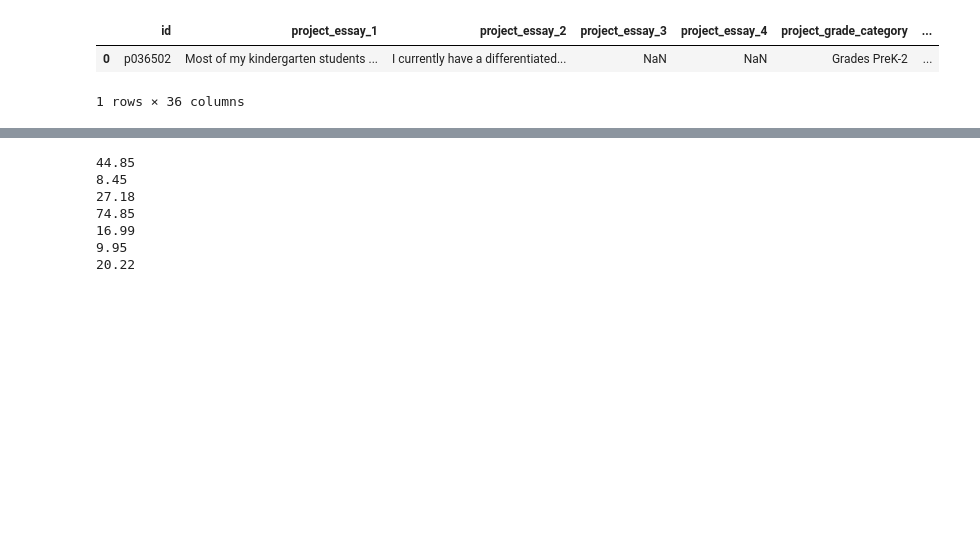
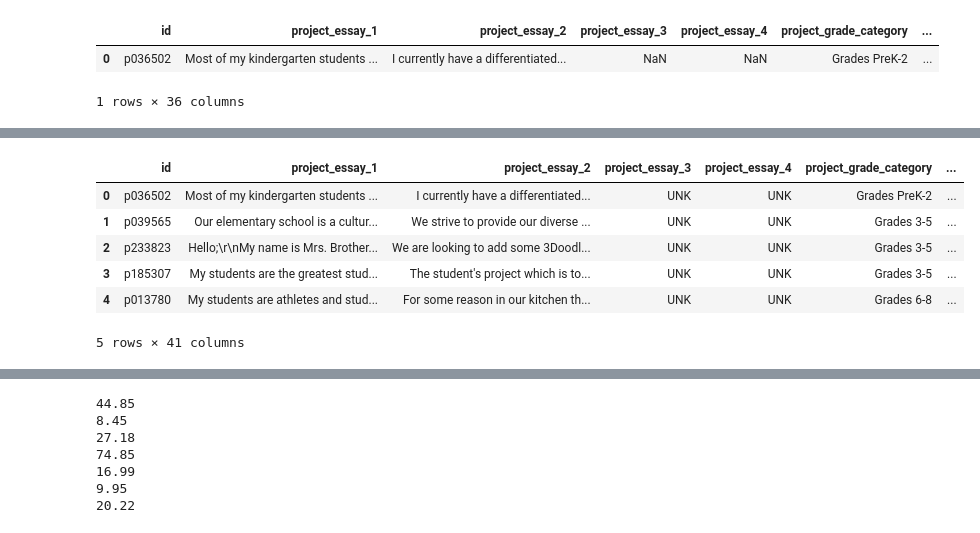
Before and after one commit to coreyclip/DonorsChoose, a Jupyter notebook: cleaning.ipynb, the cells around one changed output, grey strips where cells are left out. Drawn from its saved outputs; the diff is of its cells as text; code cells hidden in the pictures; blank space fills up the shorter version.

```diff
--- a/cleaning.ipynb
+++ b/cleaning.ipynb
@@ -69,0 +53,27 @@ df.head()
+# %%
+# A new column for total price
+hopes['total_price'] = hopes['quantity']*hopes['price']
+
+# Make an aggregate df to join to our normal df
+# the .agg method takes in a function, string, or a dictionary or list of strings or functions.  The dictionary keys will be column names upon which functions should be run
+# I named it after the horse in Shadow of the Colossus~ the description column is now a count of how many, so it can be renamed to (number of )items
+agro = {'description':'count', 'quantity':'sum', 'price':'sum', 'total_price':'sum'}
+aggregatedf = hopes.groupby('id').agg(agro).rename(columns={'description':'items'})
+
+# now lets use that string functionality of .agg to get the min, max, and mean values!
+for maths in ['min', 'max', 'mean']:
+    # romanized Japanese horse name from game, and that guy that changes names in ff because why not lets have fun with variable names they're just for here anyway
+    aguro = {'quantity':maths, 'price':maths, 'total_price':maths}
+    namingway = {'quantity':maths+'_quantity', 'price':maths+'_price', 'total_price':maths+'_total_price'}
+
+    # do some aggregation and join it to our previously created df
+    temporary = hopes.groupby('id').agg(aguro).rename(columns=namingway).fillna(0)
+    aggregatedf = aggregatedf.join(temporary)
+# This didn't work whoops # aggregatedf = aggregatedf.join([hopes.groupby('id').agg({'quantity':maths, 'price':maths, 'total_price':maths}).rename(columns={'quantity':maths+'_quantity', 'price':maths+'_price', 'total_price':maths+'_total_price'}).fillna(0) for maths in ['min', 'max', 'mean']])
+
+# and finally give it the original description columns aggregated together with a space in between them
+aggregatedf = aggregatedf.join(hopes.groupby('id').agg({'description':lambda x:' '.join(x.values.astype(str))}).rename(columns={'description':'resource_description'}))
+
+# Join that together with our everything df and check it out
+df = df.join(aggregatedf, on='id')
+df.head()
@@ -90,0 +120,20 @@ df.head(1)
+# %%
+# fill empty values with missing token ' UNK '
+df['project_essay_3'] = df['project_essay_3'].fillna(missing_token)
+df['project_essay_4'] = df['project_essay_4'].fillna(missing_token)
+
+# get length of each essay and its title
+df['essay1_len'] = df['project_essay_1'].apply(len)
+df['essay2_len'] = df['project_essay_2'].apply(len)
+df['essay3_len'] = df['project_essay_3'].apply(len)
+df['essay4_len'] = df['project_essay_4'].apply(len)
+df['title_len'] = df['project_title'].apply(len)
+df.head()
+# %% [output]
+|  | id | project_essay_1 | project_essay_2 | project_essay_3 | project_essay_4 | project_grade_category | ... |
+| 0 | p036502 | Most of my kindergarten students ... | I currently have a differentiated... | UNK | UNK | Grades PreK-2 | ... |
+| 1 | p039565 | Our elementary school is a cultur... | We strive to provide our diverse ... | UNK | UNK | Grades 3-5 | ... |
+| 2 | p233823 | Hello;\r\nMy name is Mrs. Brother... | We are looking to add some 3Doodl... | UNK | UNK | Grades 3-5 | ... |
+| 3 | p185307 | My students are the greatest stud... | The student's project which is to... | UNK | UNK | Grades 3-5 | ... |
+| 4 | p013780 | My students are athletes and stud... | For some reason in our kitchen th... | UNK | UNK | Grades 6-8 | ... |
+5 rows × 41 columns
```
Also changed, not shown: parts of 5 cells of this notebook.
